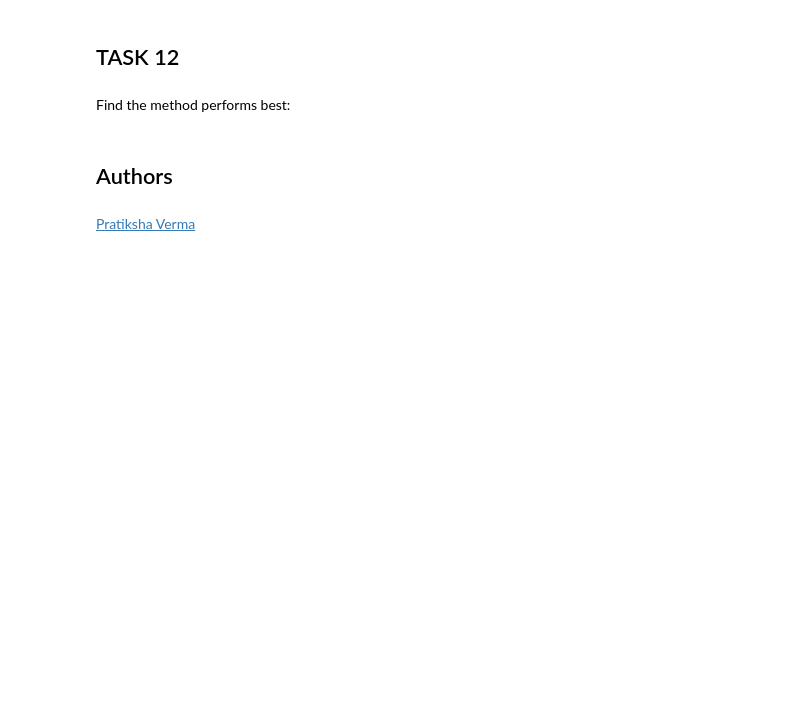
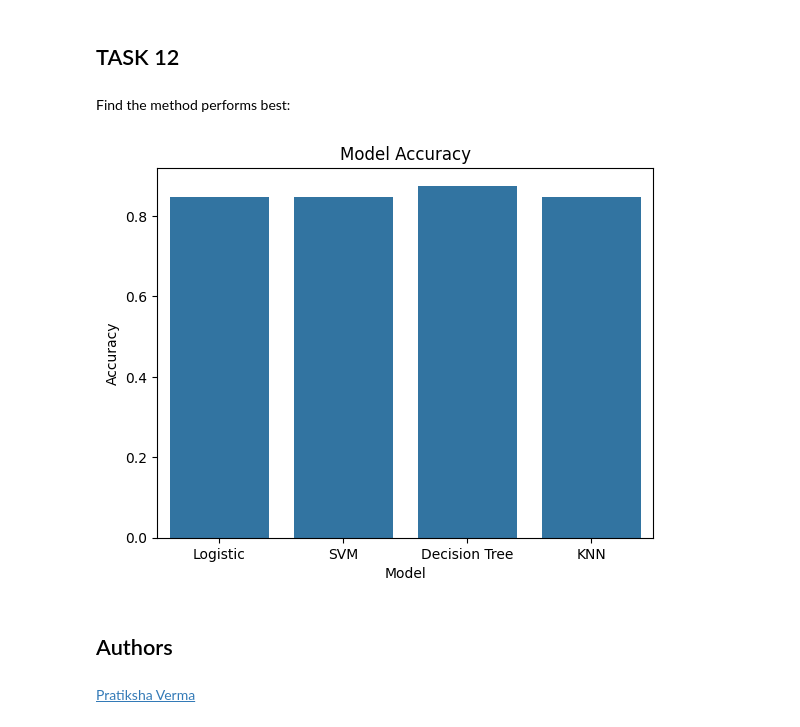
Before and after one commit to jstark997/IBMDataScienceCapstone, a Jupyter notebook: Notebooks/SpaceX_Machine Learning Prediction_Part_5.ipynb, the cells around one changed output. Saved outputs shown, nothing was run; the diff lists cells and outputs as text; code cells hidden in the pictures; blank space fills up the shorter version.

```diff
--- a/Notebooks/SpaceX_Machine Learning Prediction_Part_5.ipynb
+++ b/Notebooks/SpaceX_Machine Learning Prediction_Part_5.ipynb
@@ -378,6 +378,28 @@ plot_confusion_matrix(Y_test,yhat)
 ## TASK  12
 # %% [markdown]
 Find the method performs best:
+# %%
+# Sample data
+data = {
+    'Model': ['Logistic', 'SVM', 'Decision Tree', 'KNN'],
+    'Accuracy': [0.846, 0.848, 0.875, 0.848]
+}
+
+# Create a DataFrame
+df = pd.DataFrame(data)
+
+# Create a bar plot
+sns.barplot(x='Model', y='Accuracy', data=df)
+
+# Add a title and labels
+plt.title('Model Accuracy')
+plt.xlabel('Model')
+plt.ylabel('Accuracy')
+
+# Show the plot
+plt.show()
+# %% [output]
+[figure, added]
 # %% [markdown]
 ## Authors
 # %% [markdown]
```
Also changed, not shown: parts of 2 cells of this notebook, 1 other file.
